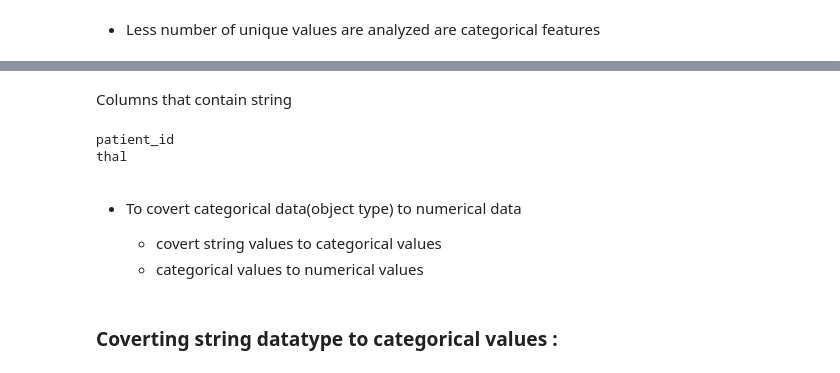
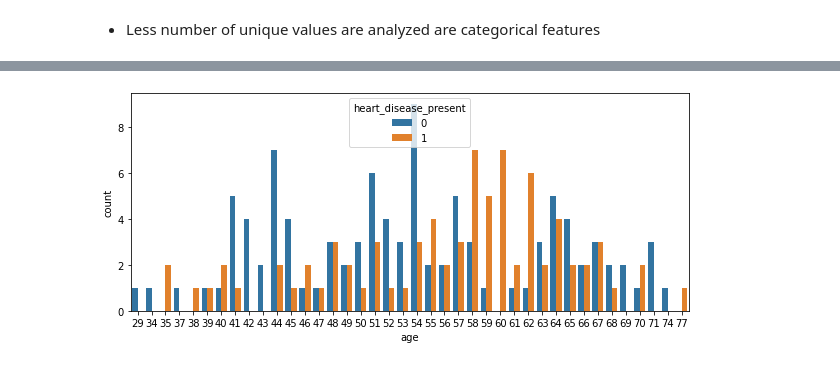
Before and after one commit to 21Ovi/Heart-Disease-Classification, a Jupyter notebook: Heart_Diesease_Prediction.ipynb, the cells around one changed output, grey strips where cells are left out. Cells and saved outputs as stored; diff of their text form; code cells hidden in the pictures.

```diff
--- a/Heart_Diesease_Prediction.ipynb
+++ b/Heart_Diesease_Prediction.ipynb
@@ -381,20 +382,5 @@ OUTLIERS DETECTION :
-# %% [markdown]
-Columns that contain string
-# %%
-for label, content in df.items():
-  if pd.api.types.is_string_dtype(content):
-    print(label)
-# %% [output]
-patient_id
-thal
-# %% [markdown]
-*  To covert categorical data(object type) to numerical data
-
-    *  covert string values to categorical values
-    * categorical values to numerical values
-# %% [markdown]
-### Coverting string datatype to categorical values :
-# %%
-for label, content in df.items():
-  if pd.api.types.is_string_dtype(content):
-    df[label] = content.astype("category").cat.as_ordered()
+# %%
+plt.figure(figsize=(10,4))
+ax=sns.countplot(x='age',hue='heart_disease_present',data=df);
+# %% [output]
+[figure, added]
```
Also changed, not shown: parts of 217 cells of this notebook.
